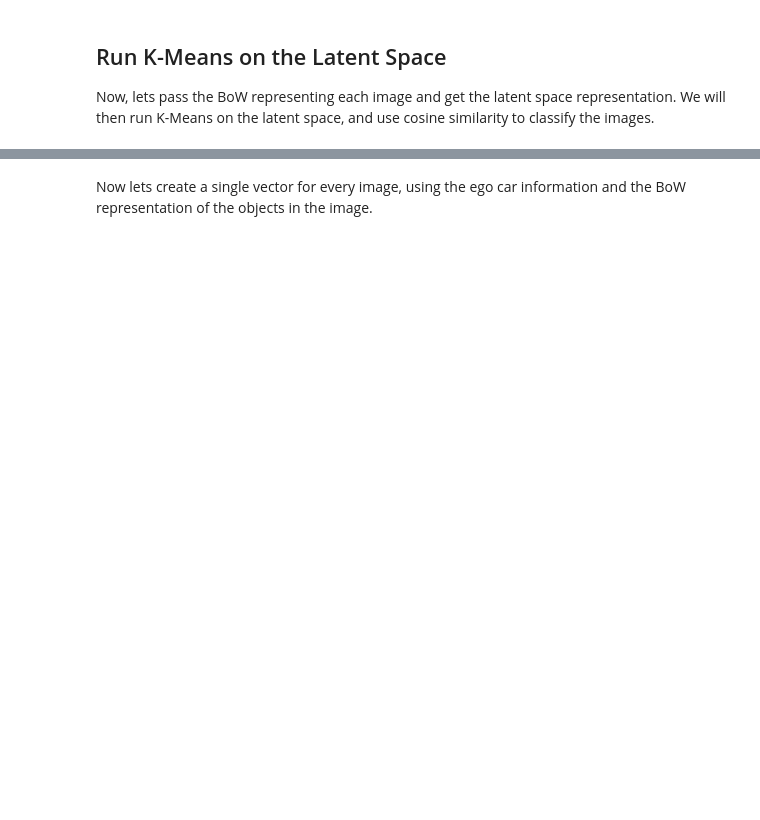
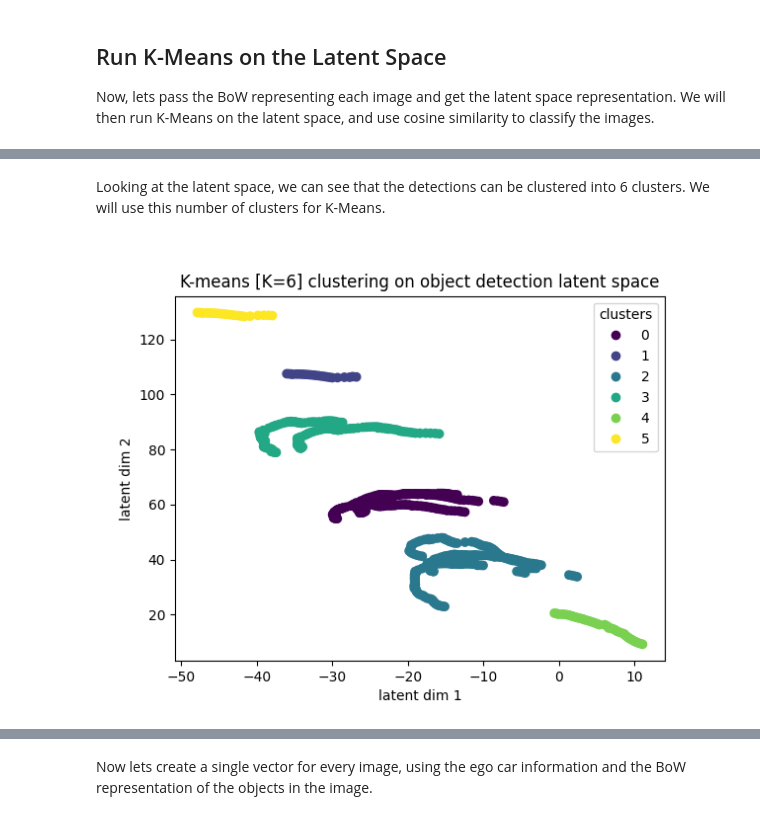
Before and after one commit to AmitNativ1984/AutobrainsEON, a Jupyter notebook: eon_task2_2.ipynb, the cells around one changed output, grey strips where cells are left out. Drawn from its saved outputs; the diff is of its cells as text; code cells hidden in the pictures; blank space fills up the shorter version.

```diff
--- a/eon_task2_2.ipynb
+++ b/eon_task2_2.ipynb
@@ -246,0 +235,18 @@ Because each image has a different number of objects, we will use a Bag of Words
+# %% [markdown]
+Looking at the latent space, we can see that the detections can be clustered into 6 clusters. We will use this number of clusters for K-Means.
+# %%
+# Run k-means on the encoded data
+N_CLUSTERS = 6
+kmeans = KMeans(n_clusters=N_CLUSTERS, random_state=0).fit(encoded_data)
+
+# Plot the encoded data
+fig = plt.figure()
+ax = fig.add_subplot(111)
+sc = ax.scatter(encoded_data[:,0], encoded_data[:,1], c=kmeans.labels_, marker='o')
+ax.legend(*sc.legend_elements(), title='clusters')
+ax.set_xlabel('latent dim 1')
+ax.set_ylabel('latent dim 2')
+plt.title('K-means [K=6] clustering on object detection latent space')
+plt.show()
+# %% [output]
+[figure, added]
```
Also changed, not shown: parts of 23 cells of this notebook, 4 other files.
